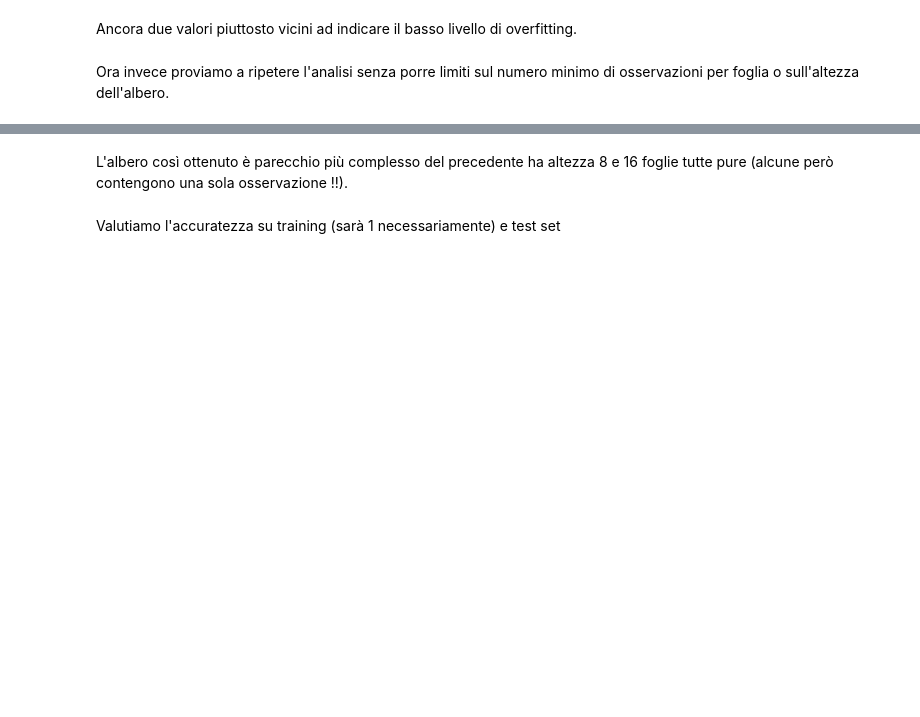
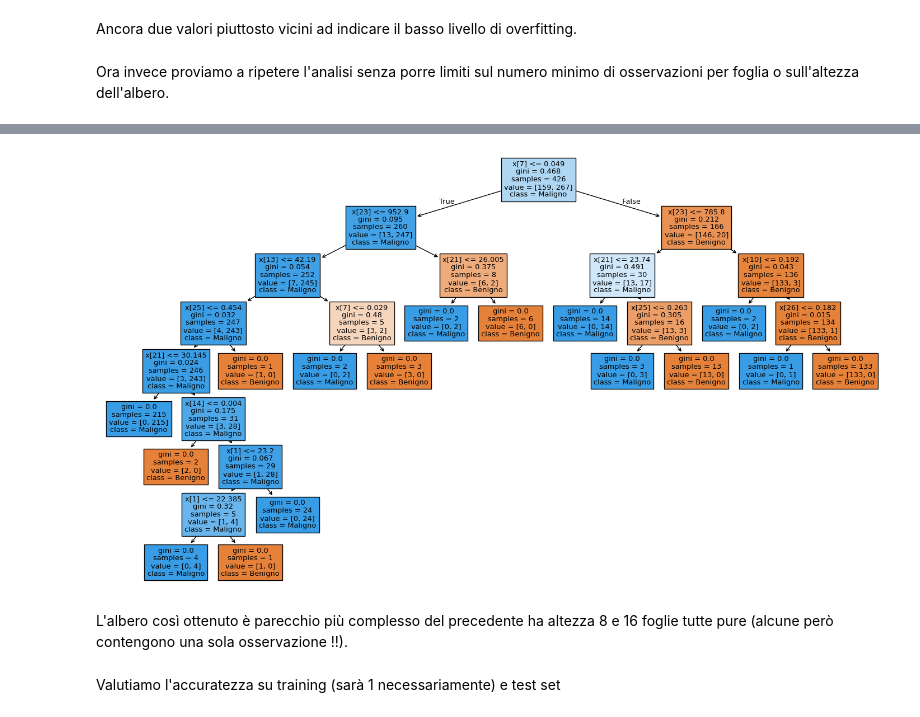
Before and after one commit to jb-sharp/stat4bigdata, a Jupyter notebook: Lezione 9/09-alberi.ipynb, the cells around one changed output, grey strips where cells are left out. Saved outputs shown, nothing was run; the diff lists cells and outputs as text; code cells hidden in the pictures; blank space fills up the shorter version.

```diff
--- a/Lezione 9/09-alberi.ipynb
+++ b/Lezione 9/09-alberi.ipynb
@@ -147,10 +212,12 @@ albero.fit(X_train, y_train)
 # %%
-plt.figure(figsize = (12, 6))
+plt.figure(figsize = (18, 10))
 plot_tree(albero,
           filled = True,  # Se colorare i nodi in base alle classi
-          feature_names = data.columns,
+          #feature_names = data.columns,
           class_names = ["Benigno", "Maligno"])
 plt.show()
+# %% [output]
+[figure, added]
 # %% [markdown]
 L'albero così ottenuto è parecchio più complesso del precedente ha altezza 8 e 16 foglie tutte pure (alcune però contengono una sola osservazione !!).
 # %% [markdown]
```
Also changed, not shown: parts of 26 cells of this notebook, 1 other file.
